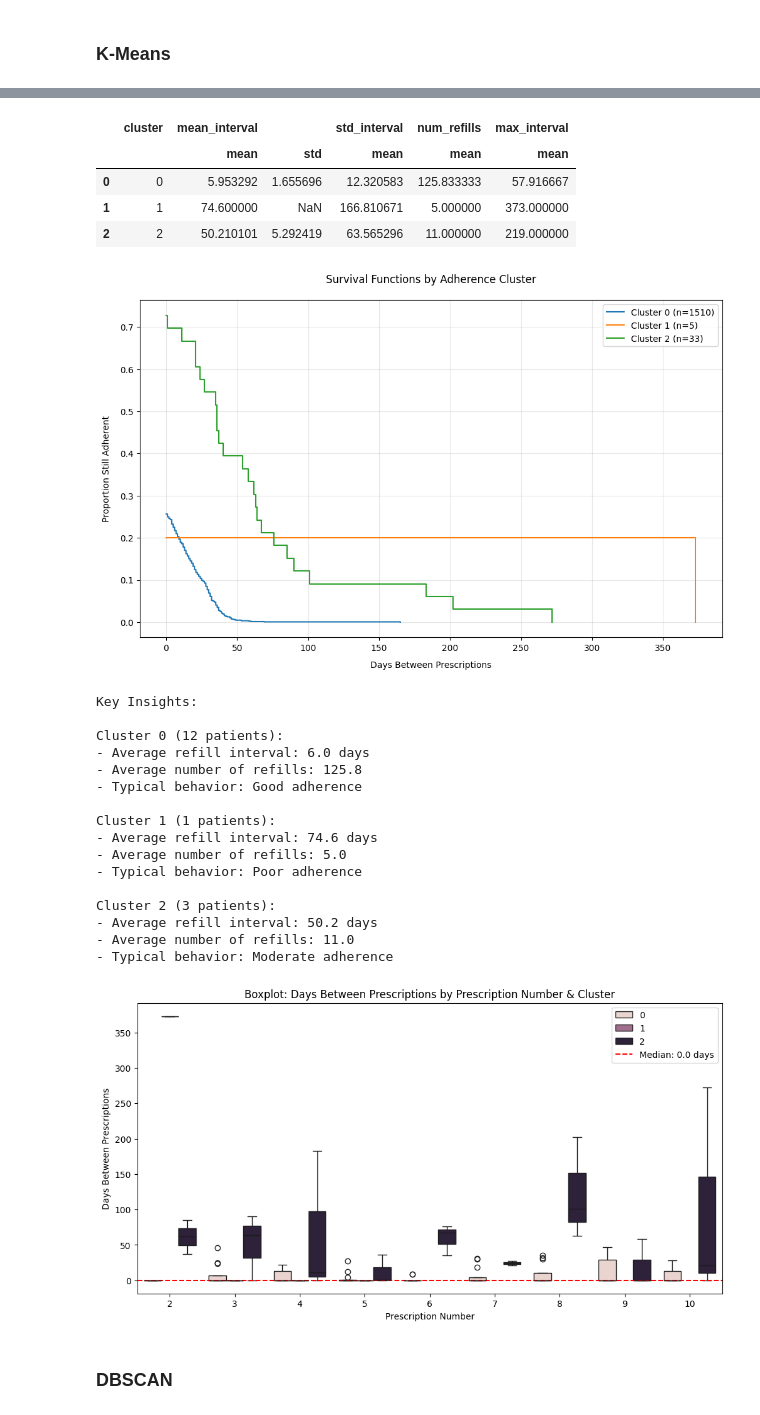
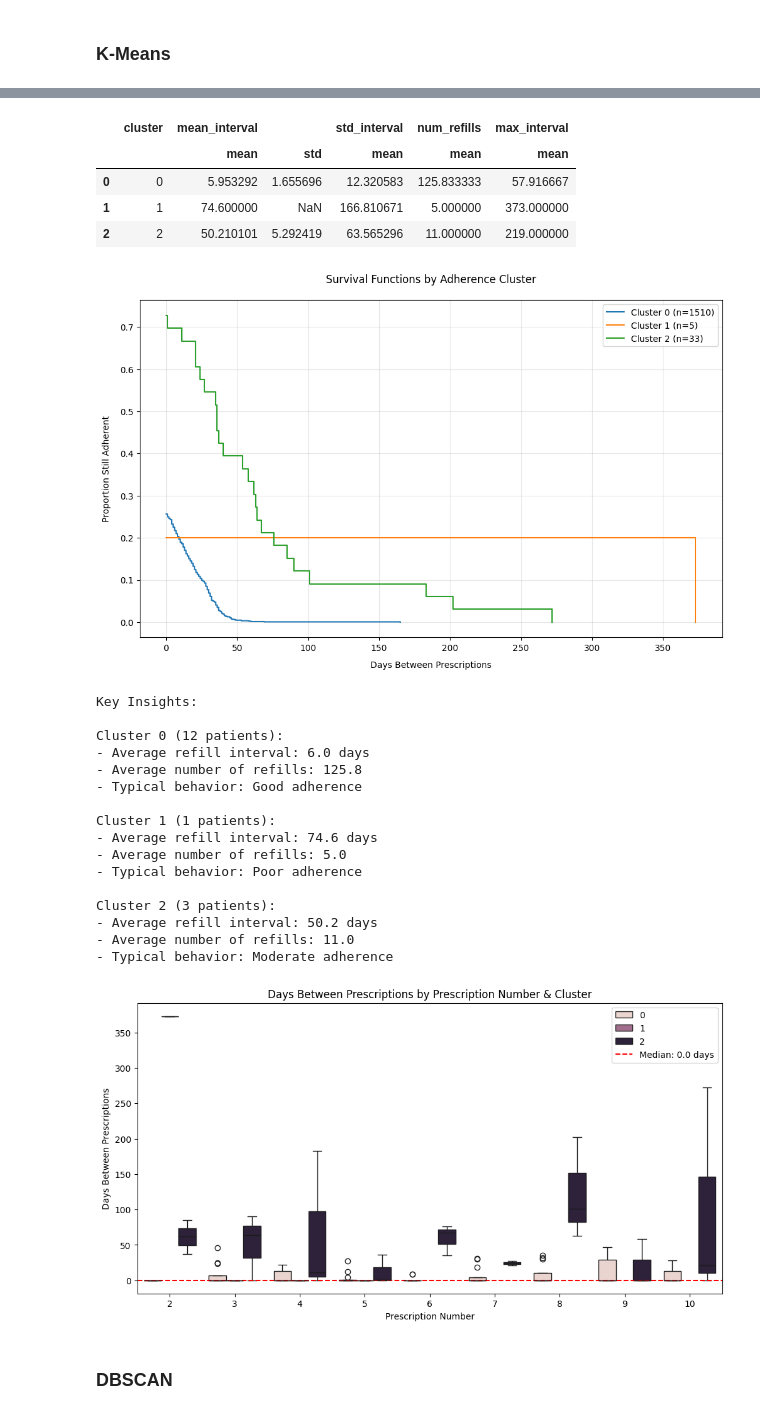
Before and after one commit to Alias314/SEE, a Jupyter notebook: KMEANvsDBSCAN.ipynb, the cells around one changed output, grey strips where cells are left out. Saved outputs shown, nothing was run; the diff lists cells and outputs as text; code cells hidden in the pictures.

Commit message:
Updated plots

```diff
--- a/KMEANvsDBSCAN.ipynb
+++ b/KMEANvsDBSCAN.ipynb
@@ -55,34 +46,6 @@ patient_features['std_interval'] = patient_features['std_interval'].fillna(0)
 scaler = StandardScaler()
 scaled_features = scaler.fit_transform(patient_features.drop('PATIENT_ID', axis=1))
 
-# %%
-# Determine optimal k using Elbow Method
-inertia = []
-silhouette = []
-k_range = range(2, 8)
-
-for k in k_range:
-    kmeans = KMeans(n_clusters=k, random_state=42, n_init=10)
-    kmeans.fit(scaled_features)
-    inertia.append(kmeans.inertia_)
-    silhouette.append(silhouette_score(scaled_features, kmeans.labels_))
-
-plt.figure(figsize=(12, 5))
-plt.subplot(1, 2, 1)
-plt.plot(k_range, inertia, 'bo-')
-plt.xlabel('Number of Clusters')
-plt.ylabel('Inertia')
-plt.title('Elbow Method')
-
-plt.subplot(1, 2, 2)
-plt.plot(k_range, silhouette, 'ro-')
-plt.xlabel('Number of Clusters')
-plt.ylabel('Silhouette Score')
-plt.title('Silhouette Analysis')
-plt.tight_layout()
-plt.show()
-
-# %%
 # Final clustering with k=3
 optimal_k = 3
 kmeans = KMeans(n_clusters=optimal_k, random_state=42, n_init=10)
@@ -91,7 +54,6 @@ patient_features['cluster'] = kmeans.fit_predict(scaled_features)
 # Add cluster labels to original dataframe
 df = df.merge(patient_features[['PATIENT_ID', 'cluster']], on='PATIENT_ID')
 
-# %%
 # Cluster analysis
 cluster_stats = patient_features.groupby('cluster').agg({
     'mean_interval': ['mean', 'std'],
@@ -103,7 +65,6 @@ cluster_stats = patient_features.groupby('cluster').agg({
 print("Cluster Characteristics:")
 display(cluster_stats)
 
-# %%
 # Sessa Estimator Implementation
 def sessa_estimator(intervals):
     res = ecdf(intervals)
@@ -164,7 +125,7 @@ def boxplot_prescription_intervals(df, cluster_label='cluster', max_prescription
         showfliers=True
     )
 
-    plt.title('Boxplot: Days Between Prescriptions by Prescription Number & Cluster')
+    plt.title('Days Between Prescriptions by Prescription Number & Cluster')
 
     # Overall median across all data in df_filtered
     overall_median = df_filtered['event_interval'].median()
@@ -181,27 +141,27 @@ boxplot_prescription_intervals(df)
 Cluster Characteristics:
 |  | cluster | mean_interval |  | std_interval | num_refills | max_interval |
 |  |  | mean | std | mean | mean | mean |
 | 0 | 0 | 5.953292 | 1.655696 | 12.320583 | 125.833333 | 57.916667 |
 | 1 | 1 | 74.600000 | NaN | 166.810671 | 5.000000 | 373.000000 |
 | 2 | 2 | 50.210101 | 5.292419 | 63.565296 | 11.000000 | 219.000000 |
+[figure, new version]
+Key Insights:
+
+Cluster 0 (12 patients):
+- Average refill interval: 6.0 days
+- Average number of refills: 125.8
+- Typical behavior: Good adherence
+
+Cluster 1 (1 patients):
+- Average refill interval: 74.6 days
+- Average number of refills: 5.0
+- Typical behavior: Poor adherence
+
+Cluster 2 (3 patients):
+- Average refill interval: 50.2 days
+- Average number of refills: 11.0
+- Typical behavior: Moderate adherence
-[figure, old version]
+[figure, new version]
-Key Insights:
-
-Cluster 0 (12 patients):
-- Average refill interval: 6.0 days
-- Average number of refills: 125.8
-- Typical behavior: Good adherence
-
-Cluster 1 (1 patients):
-- Average refill interval: 74.6 days
-- Average number of refills: 5.0
-- Typical behavior: Poor adherence
-
-Cluster 2 (3 patients):
-- Average refill interval: 50.2 days
-- Average number of refills: 11.0
-- Typical behavior: Moderate adherence
-[figure, removed]
 # %% [markdown]
 ### DBSCAN
 # %%
```
Also changed, not shown: parts of 4 cells of this notebook.
